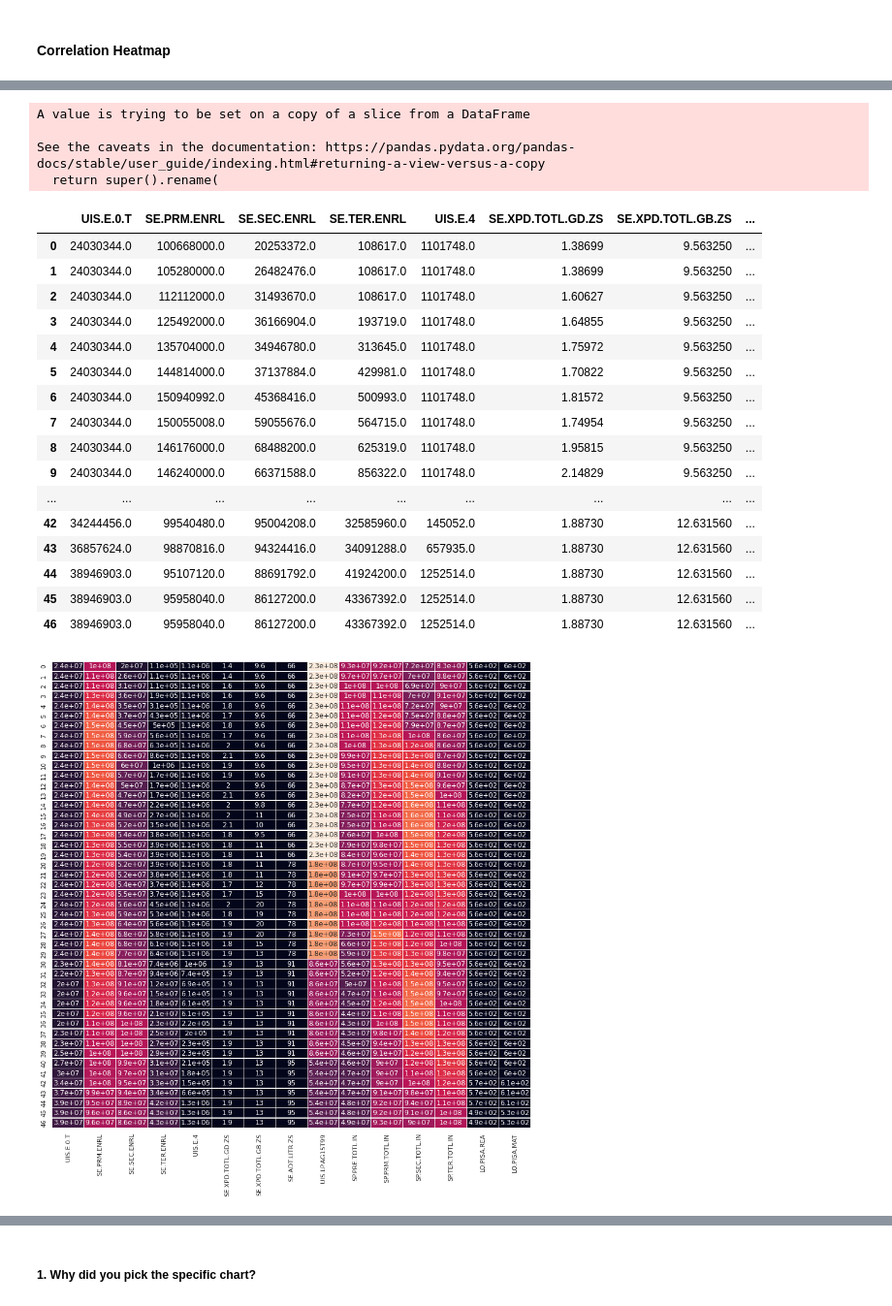
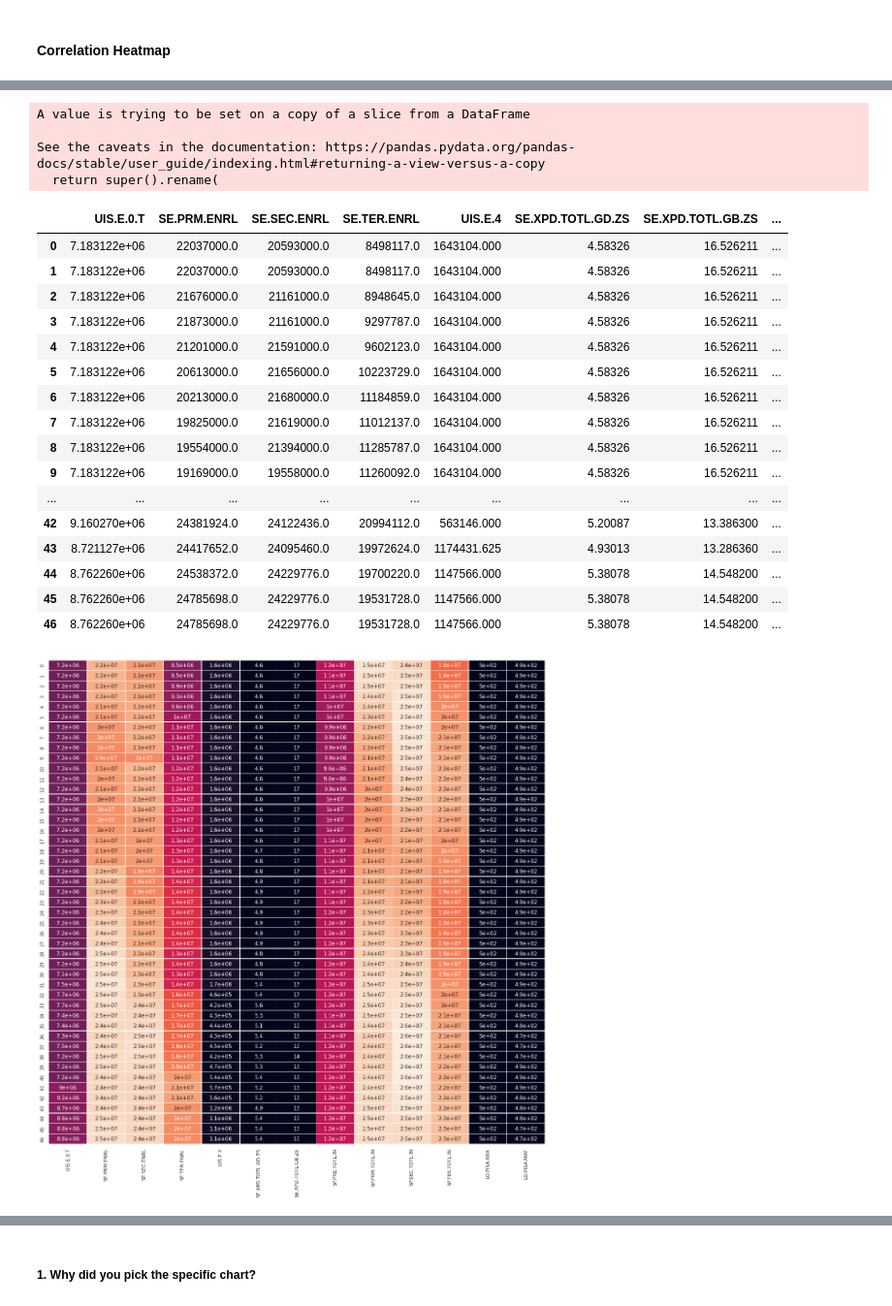
Before and after one commit to Ankita-chouhan-github/EDA-Capstone-project, a Jupyter notebook: Ankita_||_EDA_Capstone_project_(World_Bank_Global_Education_Analysis).ipynb, the cells around one changed output, grey strips where cells are left out. Shown at 97% size. Cells and saved outputs as stored; diff of their text form; code cells hidden in the pictures.

```diff
--- a/Ankita_||_EDA_Capstone_project_(World_Bank_Global_Education_Analysis).ipynb
+++ b/Ankita_||_EDA_Capstone_project_(World_Bank_Global_Education_Analysis).ipynb
@@ -1810,6 +1814,6 @@ first_indicator, title1 = columnwise_data(Indicators[0])
 print(title)
 
 # Displaying the dataframe obtained
-first_indicator_China = first_indicator[['Year','China']]
-first_indicator_China.rename(columns = {'China':"UIS.E.0.T"}, inplace=True)
-first_indicator_China
+first_indicator_Country = first_indicator[['Year','United States']]
+first_indicator_Country.rename(columns = {'United States':"UIS.E.0.T"}, inplace=True)
+first_indicator_Country
@@ -1816,16 +1843,16 @@ first_indicator_China
 # %%
-new_concat_df = first_indicator_China
+new_concat_df = first_indicator_Country
 
 for i in range(len(Indicators)):
   indicator_china = pd.DataFrame()
   indicator, title = columnwise_data(Indicators[i])
 
   # Displaying the dataframe obtained
-  indicator_China = indicator[['Year','China']]
-  indicator_China.rename(columns = {'China':Indicators[i]}, inplace=True)
+  indicator_Country = indicator[['Year','United States']]
+  indicator_Country.rename(columns = {'United States':Indicators[i]}, inplace=True)
 
   # NOw merging it with the previous dataframe
-  new_concat_df = pd.merge(new_concat_df,indicator_China, how = "outer" )
+  new_concat_df = pd.merge(new_concat_df,indicator_Country, how = "outer" )
 
 # Displaying the merged df
 new_concat_df
@@ -1851,28 +1878,30 @@ A value is trying to be set on a copy of a slice from a DataFrame
 See the caveats in the documentation: https://pandas.pydata.org/pandas-docs/stable/user_guide/indexing.html#returning-a-view-versus-a-copy
   return super().rename(
 |  | UIS.E.0.T | SE.PRM.ENRL | SE.SEC.ENRL | SE.TER.ENRL | UIS.E.4 | SE.XPD.TOTL.GD.ZS | SE.XPD.TOTL.GB.ZS | ... |
-| 0 | 24030344.0 | 100668000.0 | 20253372.0 | 108617.0 | 1101748.0 | 1.38699 | 9.563250 | ... |
-| 1 | 24030344.0 | 105280000.0 | 26482476.0 | 108617.0 | 1101748.0 | 1.38699 | 9.563250 | ... |
-| 2 | 24030344.0 | 112112000.0 | 31493670.0 | 108617.0 | 1101748.0 | 1.60627 | 9.563250 | ... |
-| 3 | 24030344.0 | 125492000.0 | 36166904.0 | 193719.0 | 1101748.0 | 1.64855 | 9.563250 | ... |
-| 4 | 24030344.0 | 135704000.0 | 34946780.0 | 313645.0 | 1101748.0 | 1.75972 | 9.563250 | ... |
-| 5 | 24030344.0 | 144814000.0 | 37137884.0 | 429981.0 | 1101748.0 | 1.70822 | 9.563250 | ... |
-| 6 | 24030344.0 | 150940992.0 | 45368416.0 | 500993.0 | 1101748.0 | 1.81572 | 9.563250 | ... |
-| 7 | 24030344.0 | 150055008.0 | 59055676.0 | 564715.0 | 1101748.0 | 1.74954 | 9.563250 | ... |
-| 8 | 24030344.0 | 146176000.0 | 68488200.0 | 625319.0 | 1101748.0 | 1.95815 | 9.563250 | ... |
-| 9 | 24030344.0 | 146240000.0 | 66371588.0 | 856322.0 | 1101748.0 | 2.14829 | 9.563250 | ... |
+| 0 | 7.183122e+06 | 22037000.0 | 20593000.0 | 8498117.0 | 1643104.000 | 4.58326 | 16.526211 | ... |
+| 1 | 7.183122e+06 | 22037000.0 | 20593000.0 | 8498117.0 | 1643104.000 | 4.58326 | 16.526211 | ... |
+| 2 | 7.183122e+06 | 21676000.0 | 21161000.0 | 8948645.0 | 1643104.000 | 4.58326 | 16.526211 | ... |
+| 3 | 7.183122e+06 | 21873000.0 | 21161000.0 | 9297787.0 | 1643104.000 | 4.58326 | 16.526211 | ... |
+| 4 | 7.183122e+06 | 21201000.0 | 21591000.0 | 9602123.0 | 1643104.000 | 4.58326 | 16.526211 | ... |
+| 5 | 7.183122e+06 | 20613000.0 | 21656000.0 | 10223729.0 | 1643104.000 | 4.58326 | 16.526211 | ... |
+| 6 | 7.183122e+06 | 20213000.0 | 21680000.0 | 11184859.0 | 1643104.000 | 4.58326 | 16.526211 | ... |
+| 7 | 7.183122e+06 | 19825000.0 | 21619000.0 | 11012137.0 | 1643104.000 | 4.58326 | 16.526211 | ... |
+| 8 | 7.183122e+06 | 19554000.0 | 21394000.0 | 11285787.0 | 1643104.000 | 4.58326 | 16.526211 | ... |
+| 9 | 7.183122e+06 | 19169000.0 | 19558000.0 | 11260092.0 | 1643104.000 | 4.58326 | 16.526211 | ... |
 | ... | ... | ... | ... | ... | ... | ... | ... | ... |
-| 42 | 34244456.0 | 99540480.0 | 95004208.0 | 32585960.0 | 145052.0 | 1.88730 | 12.631560 | ... |
-| 43 | 36857624.0 | 98870816.0 | 94324416.0 | 34091288.0 | 657935.0 | 1.88730 | 12.631560 | ... |
-| 44 | 38946903.0 | 95107120.0 | 88691792.0 | 41924200.0 | 1252514.0 | 1.88730 | 12.631560 | ... |
-| 45 | 38946903.0 | 95958040.0 | 86127200.0 | 43367392.0 | 1252514.0 | 1.88730 | 12.631560 | ... |
-| 46 | 38946903.0 | 95958040.0 | 86127200.0 | 43367392.0 | 1252514.0 | 1.88730 | 12.631560 | ... |
+| 42 | 9.160270e+06 | 24381924.0 | 24122436.0 | 20994112.0 | 563146.000 | 5.20087 | 13.386300 | ... |
+| 43 | 8.721127e+06 | 24417652.0 | 24095460.0 | 19972624.0 | 1174431.625 | 4.93013 | 13.286360 | ... |
+| 44 | 8.762260e+06 | 24538372.0 | 24229776.0 | 19700220.0 | 1147566.000 | 5.38078 | 14.548200 | ... |
+| 45 | 8.762260e+06 | 24785698.0 | 24229776.0 | 19531728.0 | 1147566.000 | 5.38078 | 14.548200 | ... |
+| 46 | 8.762260e+06 | 24785698.0 | 24229776.0 | 19531728.0 | 1147566.000 | 5.38078 | 14.548200 | ... |
 # %%
 # Now our dataframe is ready, and we can no w plot heatmap
+# but before plotting we may delete the NaN column
+new_concat_df.dropna(how = "all", axis = 1, inplace = True)
 sns.heatmap(new_concat_df, cbar= False, linewidths = .2, linecolor = 'white', annot = True)
-sns.set(rc = {'figure.figsize':(15, 15)})
+sns.set(rc = {'figure.figsize':(20, 20)})
 # %% [output]
-[figure, old version]
+[figure, new version]
 # %%
 sns.heatmap(new_concat_df.corr(), cmap="YlGnBu", annot=True)
 # %% [output]
```
Also changed, not shown: parts of 9 cells of this notebook.
